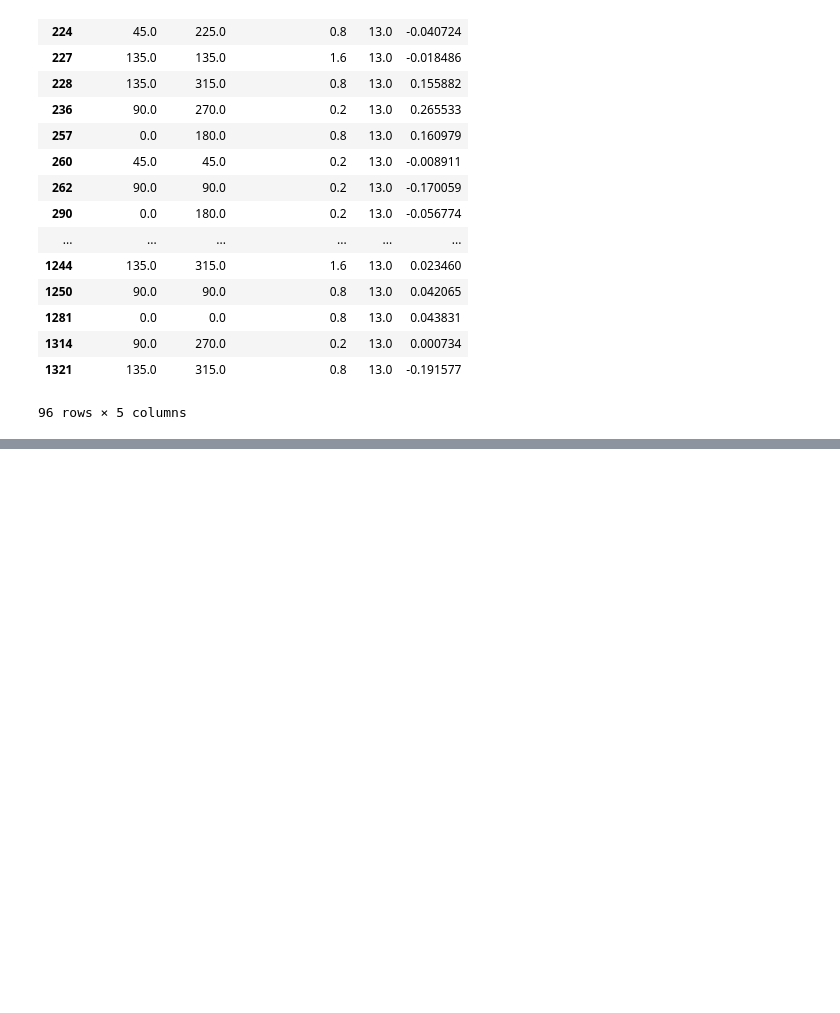
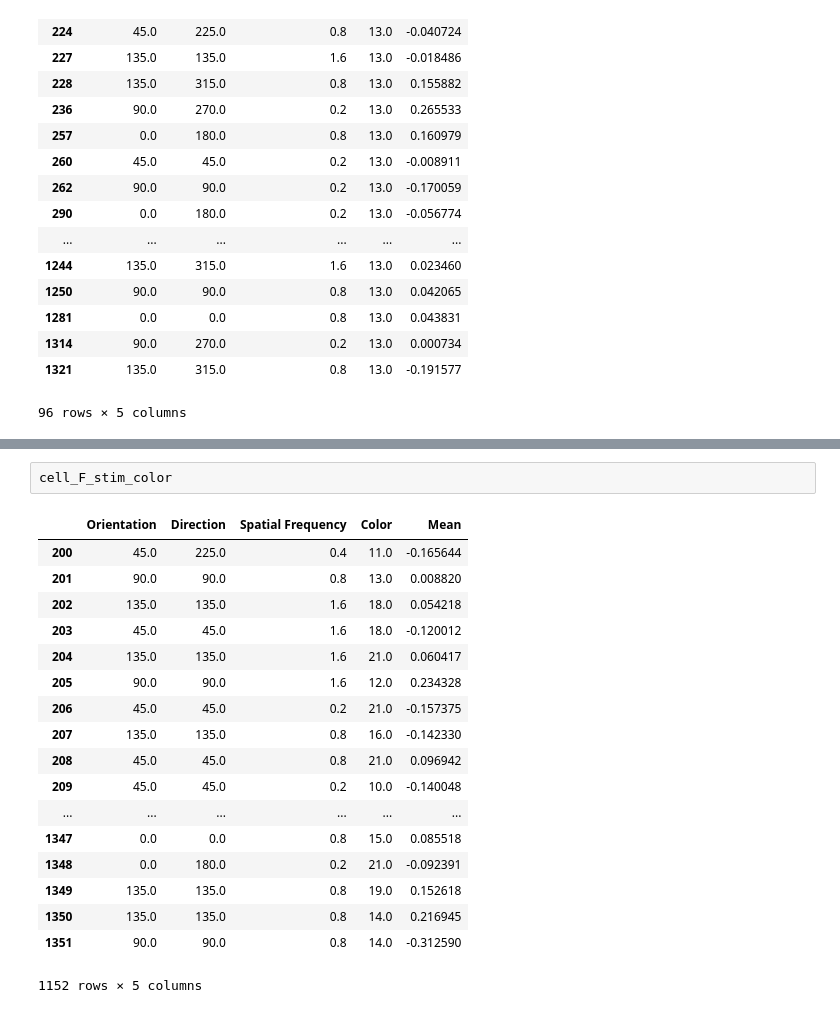
Before and after one commit to Peichao/color_vision_2p, a Jupyter notebook: orisf_hue.ipynb, the cells around one changed output, grey strips where cells are left out. Saved outputs shown, nothing was run; the diff lists cells and outputs as text; blank space fills up the shorter version.

```diff
--- a/orisf_hue.ipynb
+++ b/orisf_hue.ipynb
@@ -394,0 +529,21 @@ cell_F_stim_color[cell_F_stim_color.Color == 13]
+# %%
+cell_F_stim_color
+# %% [output]
+|  | Orientation | Direction | Spatial Frequency | Color | Mean |
+| 200 | 45.0 | 225.0 | 0.4 | 11.0 | -0.165644 |
+| 201 | 90.0 | 90.0 | 0.8 | 13.0 | 0.008820 |
+| 202 | 135.0 | 135.0 | 1.6 | 18.0 | 0.054218 |
+| 203 | 45.0 | 45.0 | 1.6 | 18.0 | -0.120012 |
+| 204 | 135.0 | 135.0 | 1.6 | 21.0 | 0.060417 |
+| 205 | 90.0 | 90.0 | 1.6 | 12.0 | 0.234328 |
+| 206 | 45.0 | 45.0 | 0.2 | 21.0 | -0.157375 |
+| 207 | 135.0 | 135.0 | 0.8 | 16.0 | -0.142330 |
+| 208 | 45.0 | 45.0 | 0.8 | 21.0 | 0.096942 |
+| 209 | 45.0 | 45.0 | 0.2 | 10.0 | -0.140048 |
+| ... | ... | ... | ... | ... | ... |
+| 1347 | 0.0 | 0.0 | 0.8 | 15.0 | 0.085518 |
+| 1348 | 0.0 | 180.0 | 0.2 | 21.0 | -0.092391 |
+| 1349 | 135.0 | 135.0 | 0.8 | 19.0 | 0.152618 |
+| 1350 | 135.0 | 135.0 | 0.8 | 14.0 | 0.216945 |
+| 1351 | 90.0 | 90.0 | 0.8 | 14.0 | -0.312590 |
+1152 rows × 5 columns
```
Also changed, not shown: parts of 12 cells of this notebook, 4 other files.
